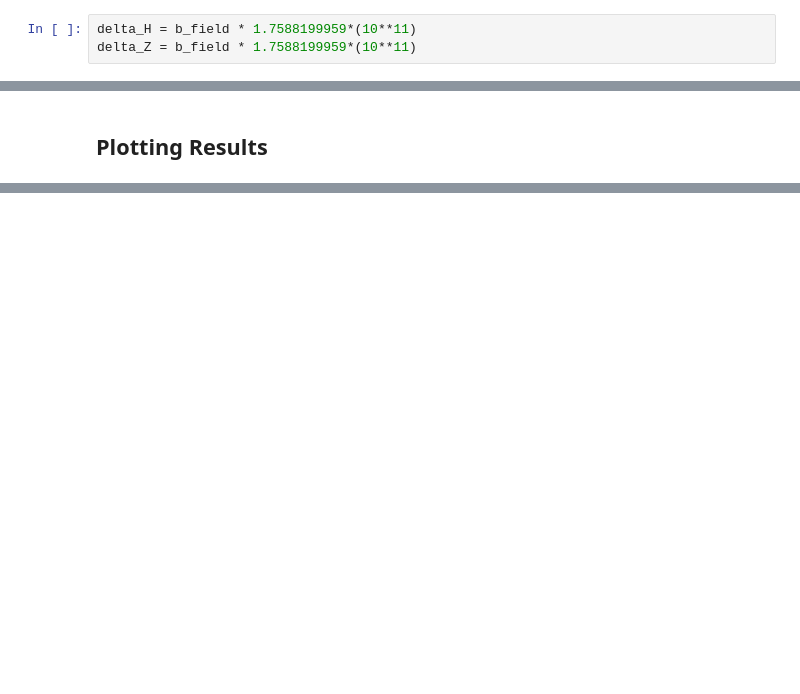
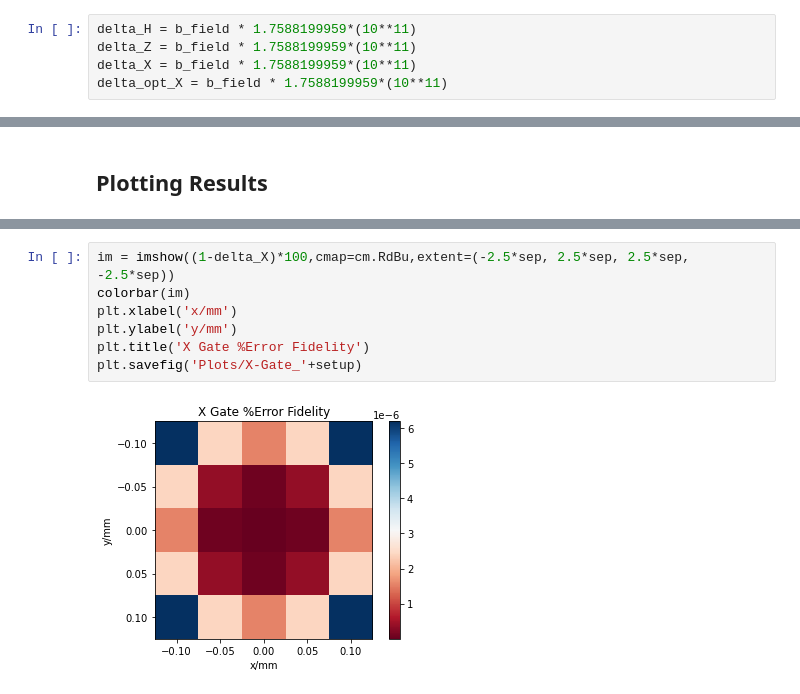
Before and after one commit to TomSwift1/Silicon_Qubit_Simulation, a Jupyter notebook: Magnetic Field Distribution.ipynb, the cells around one changed output, grey strips where cells are left out. Drawn from its saved outputs; the diff is of its cells as text; blank space fills up the shorter version.

```diff
--- a/Magnetic Field Distribution.ipynb
+++ b/Magnetic Field Distribution.ipynb
@@ -24,6 +25,8 @@ $\Delta = g\mu_{B}\delta B$ is the coefficient that will go in front of $\sigma_
 # %%
 delta_H = b_field * 1.7588199959*(10**11)
 delta_Z = b_field * 1.7588199959*(10**11)
+delta_X = b_field * 1.7588199959*(10**11)
+delta_opt_X = b_field * 1.7588199959*(10**11)
 # %% [markdown]
 ## Hadamard Evolution
 # %% [markdown]
@@ -86,0 +108,9 @@ Text(0.5, 1.0, 'Hadamard Gate %Error Fidelity')
+# %%
+im = imshow((1-delta_X)*100,cmap=cm.RdBu,extent=(-2.5*sep, 2.5*sep, 2.5*sep, -2.5*sep))
+colorbar(im)
+plt.xlabel('x/mm')
+plt.ylabel('y/mm')
+plt.title('X Gate %Error Fidelity')
+plt.savefig('Plots/X-Gate_'+setup)
+# %% [output]
+[figure, added]
```
Also changed, not shown: parts of 15 cells of this notebook, 1 other file.
